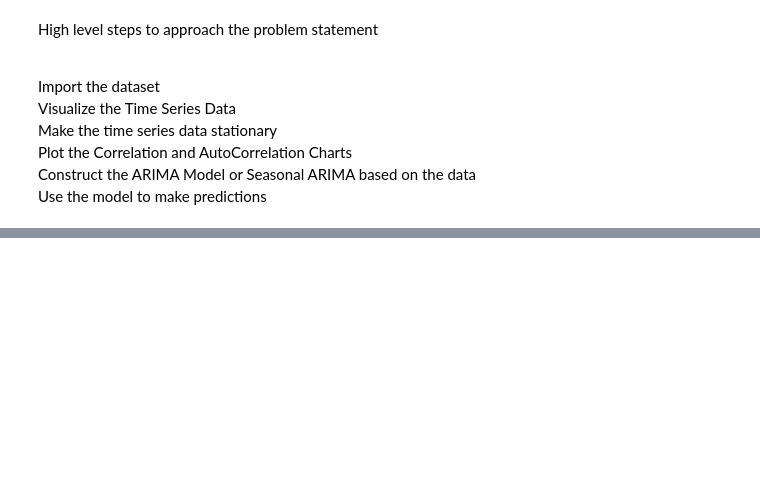
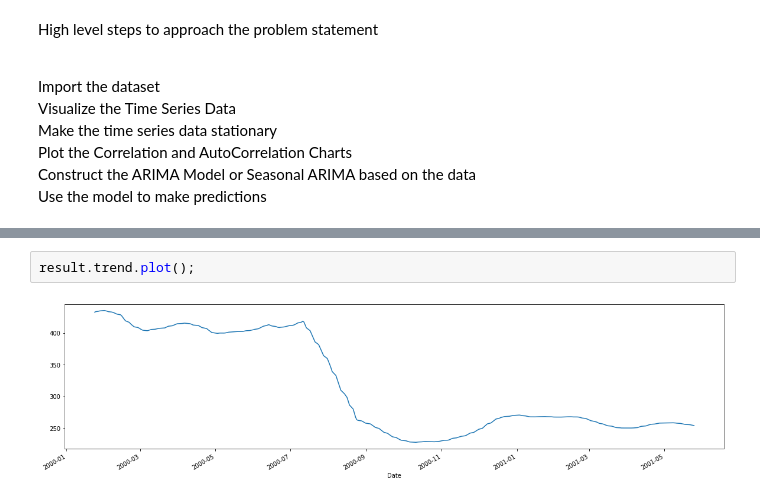
Before and after one commit to hargurjeet/MachineLearning, a Jupyter notebook: Nifty_50_Time_Series_Forecasting.ipynb, the cells around one changed output, grey strips where cells are left out. Saved outputs shown, nothing was run; the diff lists cells and outputs as text; blank space fills up the shorter version.

```diff
--- a/Nifty_50_Time_Series_Forecasting.ipynb
+++ b/Nifty_50_Time_Series_Forecasting.ipynb
@@ -133,0 +114,4 @@ strong evidence against the null hypothesis(Ho), reject the null hypothesis. Dat
+# %%
+result.trend.plot();
+# %% [output]
+[figure, added]
```
Also changed, not shown: parts of 17 cells of this notebook.
